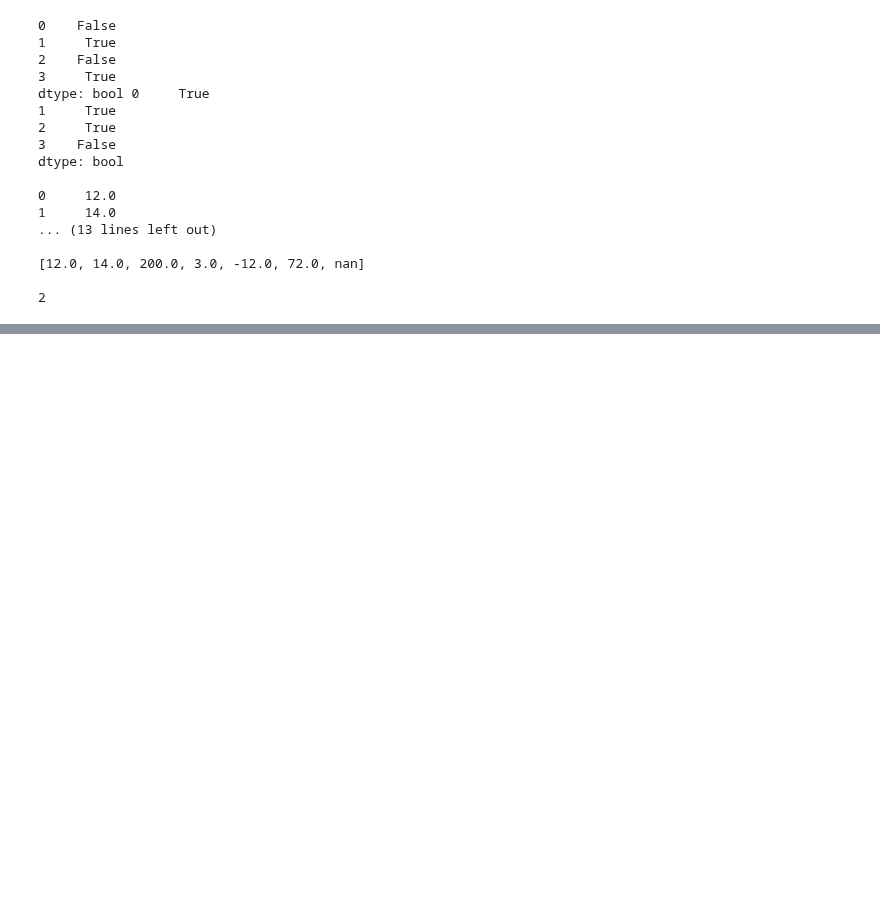
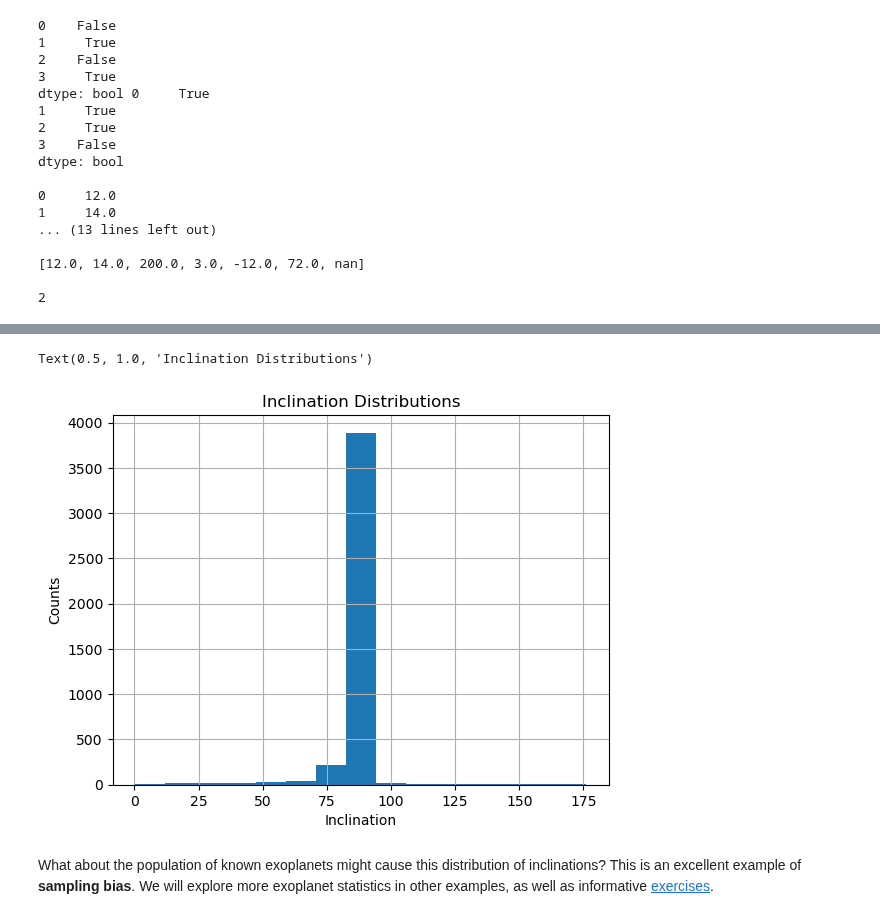
Before and after one commit to AstroMusers/ExoCore, a Jupyter notebook: ExoCore/Data_Structures/Pandas.ipynb, the cells around one changed output, grey strips where cells are left out. Drawn from its saved outputs; the diff is of its cells as text; code cells hidden in the pictures; blank space fills up the shorter version.

Commit message:
More work on Pandas

```diff
--- a/ExoCore/Data_Structures/Pandas.ipynb
+++ b/ExoCore/Data_Structures/Pandas.ipynb
@@ -196,0 +214,22 @@ dtype: bool
+# %%
+from astroquery.ipac.nexsci.nasa_exoplanet_archive import NasaExoplanetArchive
+from matplotlib import pyplot as plt
+##Importing the data straight from the NASA Exoplanet, forcing the values to be floats
+inclinations = pd.Series(NasaExoplanetArchive.query_criteria(table='pscomppars', select = 'pl_orbincl')['pl_orbincl'], dtype=float)
+
+##Drop any nans
+inclinations = inclinations.dropna()
+
+##Lets get some descriptive statistics
+inclinations.describe()
+
+##And let's plot the results. Pandas uses pyplot for the integrated plotting of series and dataframes
+inclinations.hist(bins = 15)
+plt.xlabel('Inclination')
+plt.ylabel('Counts')
+plt.title('Inclination Distributions')
+# %% [output]
+Text(0.5, 1.0, 'Inclination Distributions')
+[figure, added]
+# %% [markdown]
+What about the population of known exoplanets might cause this distribution of inclinations? This is an excellent example of **sampling bias**. We will explore more exoplanet statistics in other examples, as well as informative [exercises]().
```
Also changed, not shown: parts of 5 cells of this notebook.
